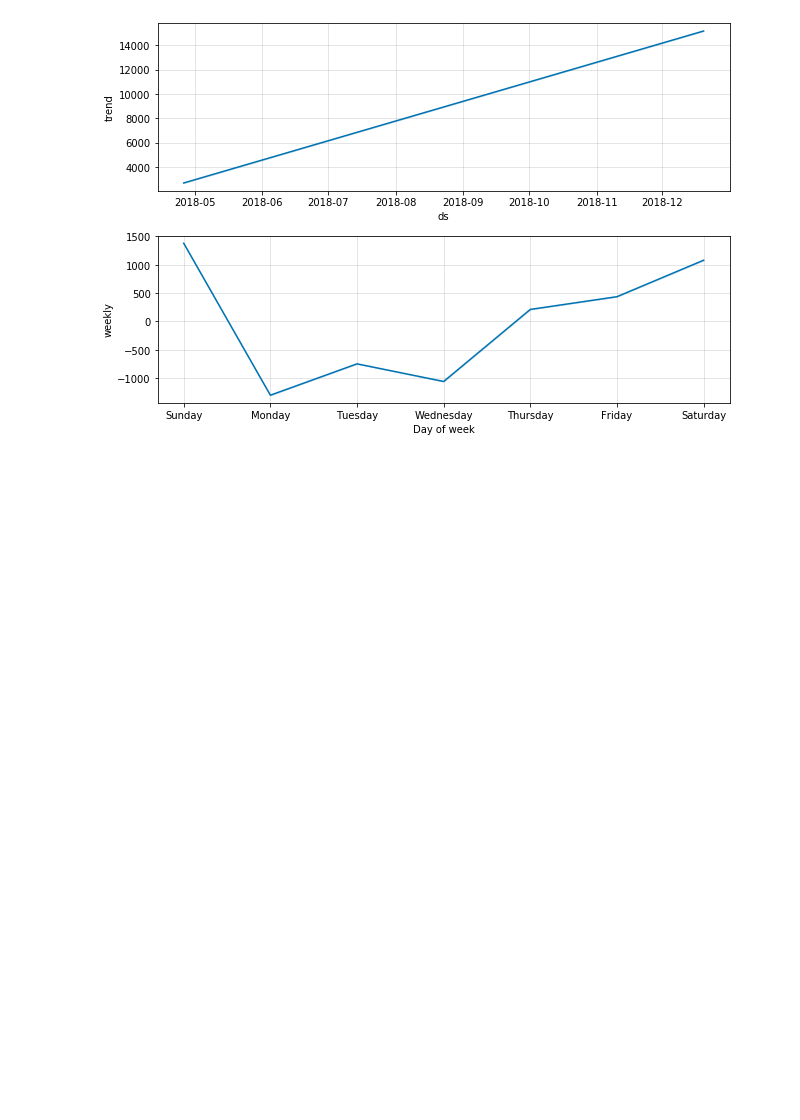
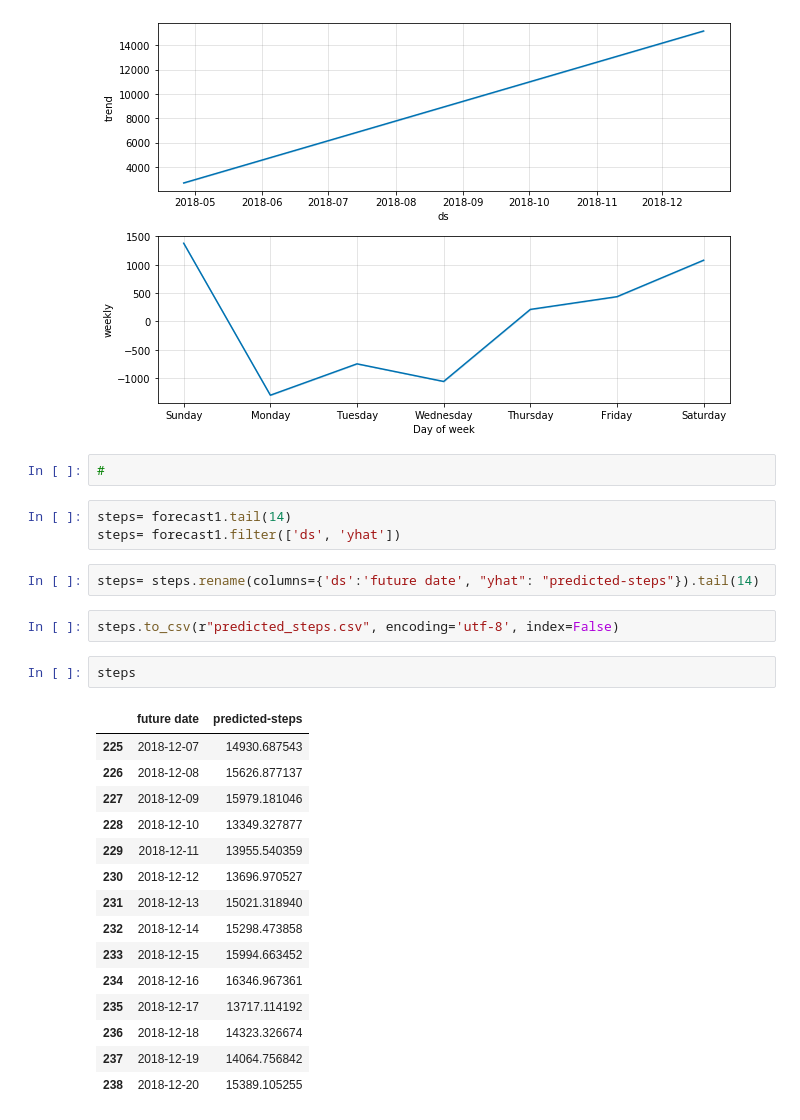
Before and after one commit to Bayes19/Project-Fitbit, a Jupyter notebook: Baseline for Steps .ipynb, the cells around one changed output. Drawn from its saved outputs; the diff is of its cells as text; blank space fills up the shorter version.

Commit message:
CSV for steps

```diff
--- a/Baseline for Steps .ipynb
+++ b/Baseline for Steps .ipynb
@@ -397,3 +397,30 @@ m.plot_components(forecast1)
 # %% [output]
 [figure]
 [figure]
+# %%
+#
+# %%
+steps= forecast1.tail(14)
+steps= forecast1.filter(['ds', 'yhat'])
+# %%
+steps= steps.rename(columns={'ds':'future date', "yhat": "predicted-steps"}).tail(14)
+# %%
+steps.to_csv(r"predicted_steps.csv", encoding='utf-8', index=False)
+# %%
+steps
+# %% [output]
+|  | future date | predicted-steps |
+| 225 | 2018-12-07 | 14930.687543 |
+| 226 | 2018-12-08 | 15626.877137 |
+| 227 | 2018-12-09 | 15979.181046 |
+| 228 | 2018-12-10 | 13349.327877 |
+| 229 | 2018-12-11 | 13955.540359 |
+| 230 | 2018-12-12 | 13696.970527 |
+| 231 | 2018-12-13 | 15021.318940 |
+| 232 | 2018-12-14 | 15298.473858 |
+| 233 | 2018-12-15 | 15994.663452 |
+| 234 | 2018-12-16 | 16346.967361 |
+| 235 | 2018-12-17 | 13717.114192 |
+| 236 | 2018-12-18 | 14323.326674 |
+| 237 | 2018-12-19 | 14064.756842 |
+| 238 | 2018-12-20 | 15389.105255 |
```
Also changed, not shown: 1 other file.
